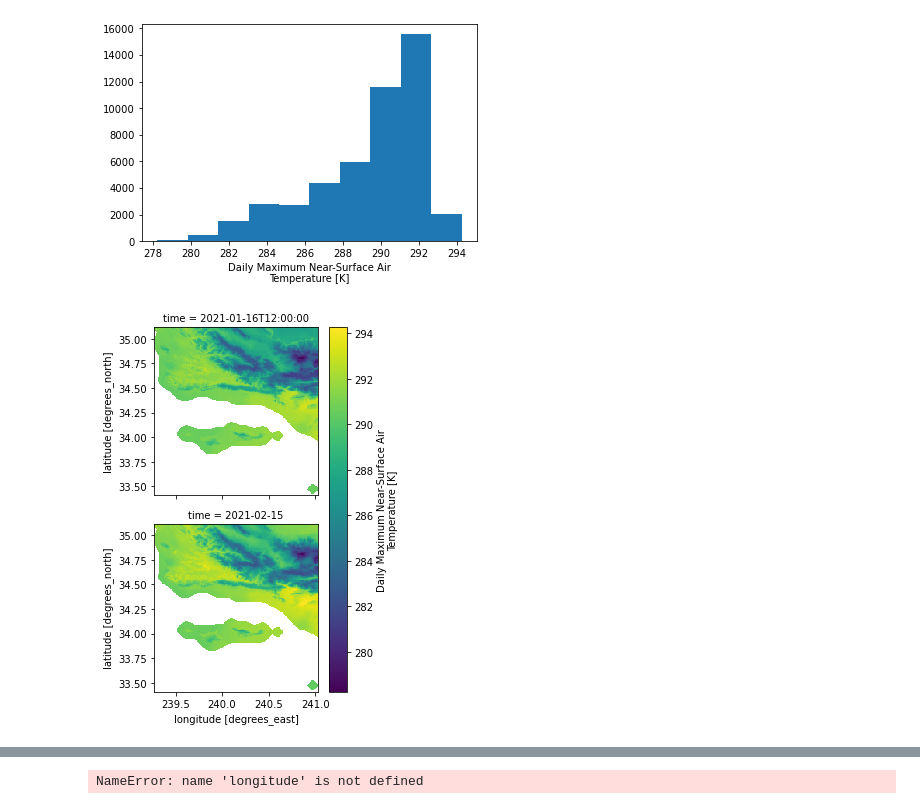
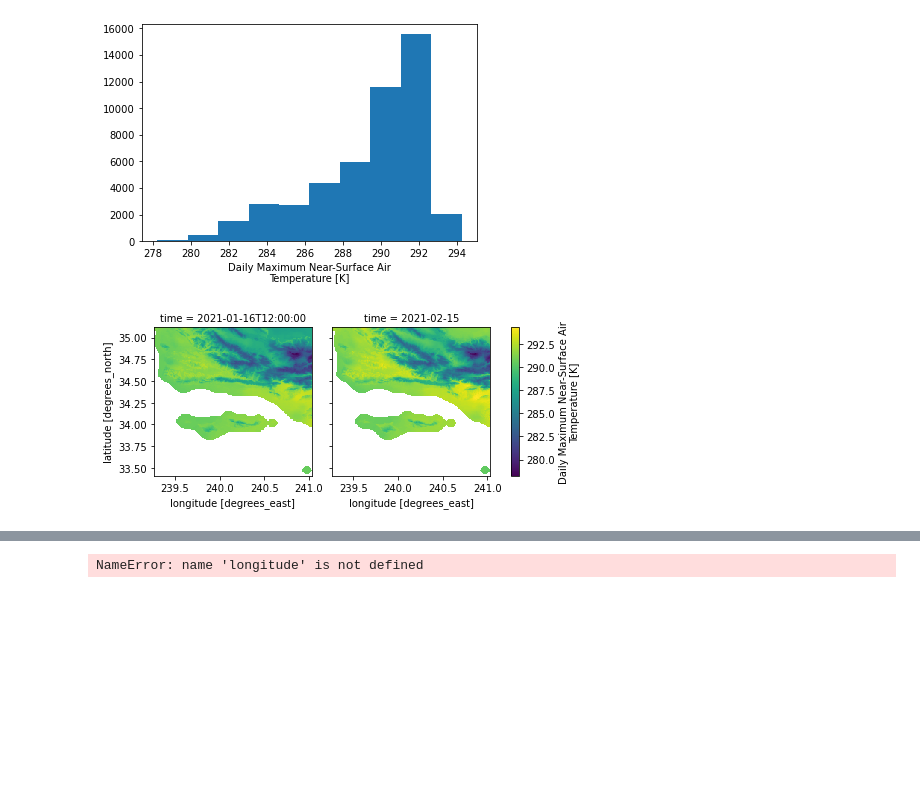
Before and after one commit to nex-dcp30-intro/notebook, a Jupyter notebook: desik-copy.ipynb, the cells around one changed output, grey strips where cells are left out. Cells and saved outputs as stored; diff of their text form; code cells hidden in the pictures; blank space fills up the shorter version.

Commit message:
plot test

```diff
--- a/desik-copy.ipynb
+++ b/desik-copy.ipynb
@@ -96,8 +115,8 @@ end_date = "2021-02-15"
 
 sb20 = max_temp_xr["ens-avg_tasmax"].sel(
     time=slice(start_date, end_date),
-    lon=slice(aoi_lon[0], aoi_lon[1]),
-    lat=slice(aoi_lat[0], aoi_lat[1]))
+    lon=slice(xmin_shift, xmax_shift),
+    lat=slice(ymin, ymax))
 sb20
 # %% [output]
 <xarray.DataArray 'ens-avg_tasmax' (time: 2, lat: 205, lon: 212)>
@@ -126,8 +145,8 @@ plt.show()
 # %%
 # Spatial Plot for the selected AOI (California)
 sb20.plot(col='time',
-                     col_wrap=1)
+                     col_wrap=2)
 
 plt.show()
 # %% [output]
-[figure, old version]
+[figure, new version]
```
Also changed, not shown: parts of 19 cells of this notebook.
